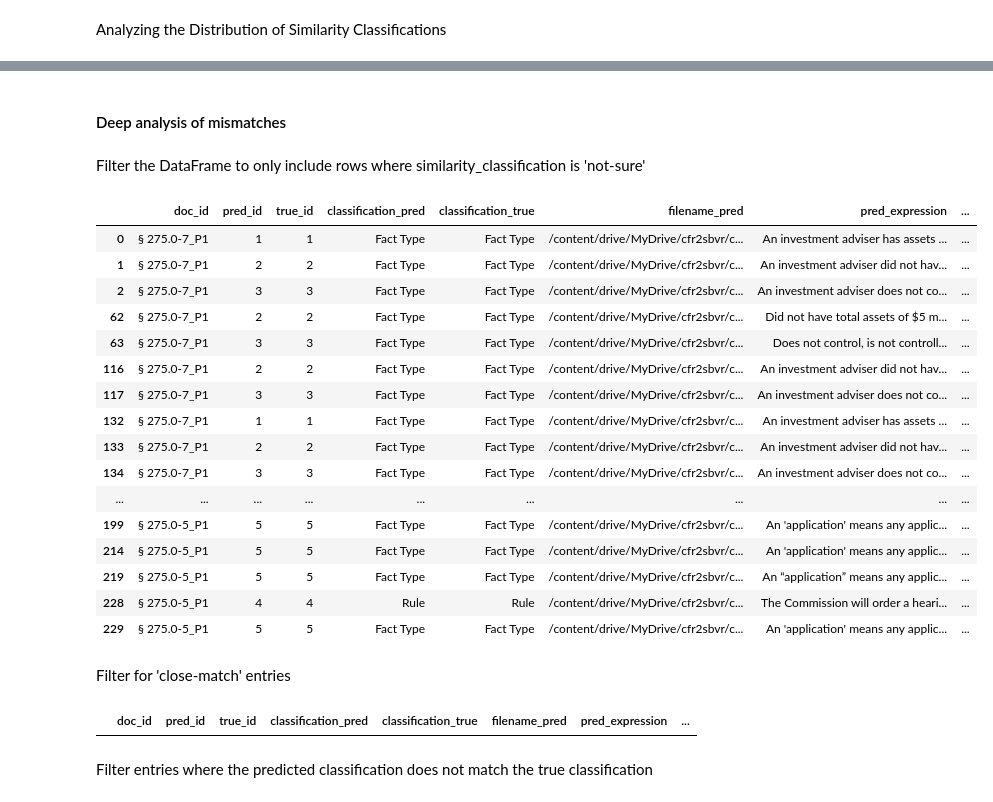
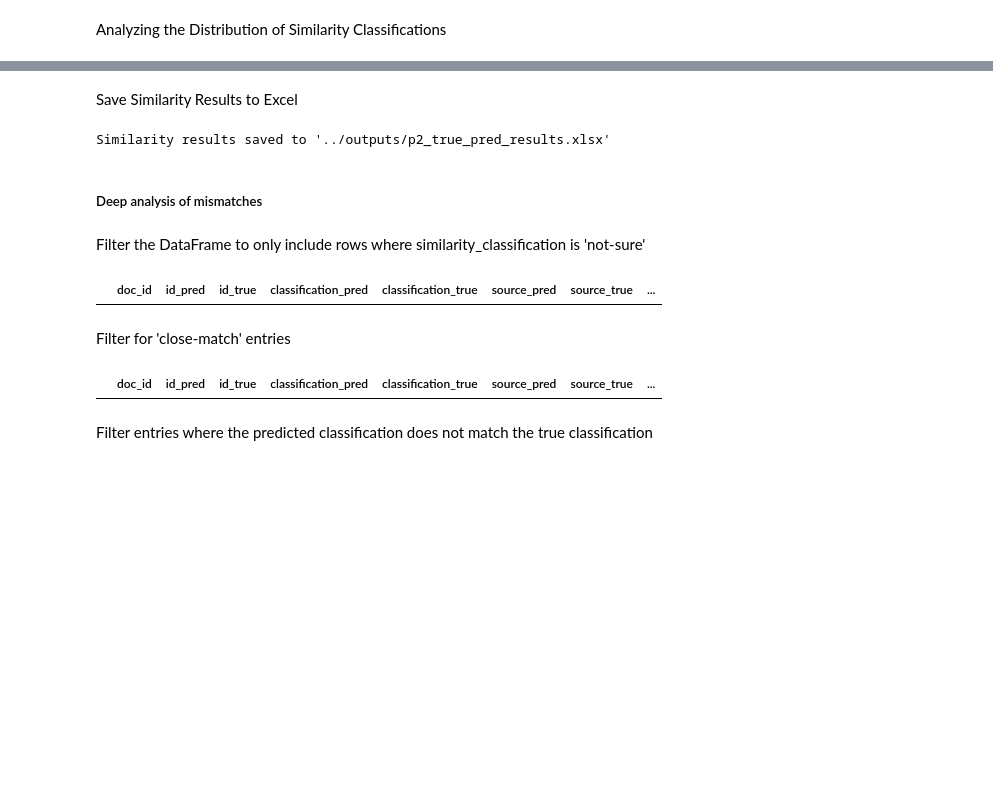
Before and after one commit to asantos2000/dissertacao-santos-anderson-2024, a Jupyter notebook: code/src/chap_7_validation.ipynb, the cells around one changed output, grey strips where cells are left out. Saved outputs shown, nothing was run; the diff lists cells and outputs as text; code cells hidden in the pictures; blank space fills up the shorter version.

Commit message:
add module config. Add validations chap 7

```diff
--- a/code/src/chap_7_validation.ipynb
+++ b/code/src/chap_7_validation.ipynb
@@ -196,15 +629,2 @@ print(len(pred_elements), pred_elements)
 # %% [markdown]
 Create a true list of elements
-# %%
-with open(f'{config["DEFAULT_DATA_DIR"]}/p1_true_table.json', "r") as f:
-    json_data = json.load(f)
-    true_elements = []
-    for elements in json_data.values():
-        #print(elements["id"])
-        for element in elements["content"]["elements"]:
-            true_elements.append(
-                {"doc_id": elements["id"], "id": element["id"], "expression": element["expression"], "classification": element["classification"]}
-            )
-            #print(element["id"], element["expression"])
-
-    print(f"Count: {len(true_elements)}, Elements: {true_elements}")
@@ -212,0 +631,2 @@ Count: 23, Elements: [{'doc_id': '§ 275.0-2_P1', 'id': 1, 'expression': 'A pers
+# %%
+true_elements = read_true_elements(f'{config["DEFAULT_DATA_DIR"]}/p1_true_table.json')
@@ -213,2 +635,4 @@ Count: 23, Elements: [{'doc_id': '§ 275.0-2_P1', 'id': 1, 'expression': 'A pers
+# %%
+similarity_elements_results = check_for_expressions_similarity(true_elements, pred_elements)
 # %% [markdown]
 Create a dataframe of true and pred elements
@@ -236,3 +639,7 @@ styled_df.set_properties(**{'border': '1px solid black'})
+# %%
+df_elements_results = create_df_elements_results(similarity_elements_results)
+# Save the dataframe to an Excel file
+df_elements_results.to_excel(f'{config["DEFAULT_OUTPUT_DIR"]}/p1_true_pred_results.xlsx')
 # %% [markdown]
 Display the First 10 Rows
 # %%
@@ -324,38 +821,31 @@ Name: count, dtype: int64
+# %% [markdown]
+Save Similarity Results to Excel
+# %%
+excel_filename=f'{config["DEFAULT_OUTPUT_DIR"]}/p2_true_pred_results.xlsx'
+df_terms_results.to_excel(excel_filename, index=False)
+
+print(f"Similarity results saved to '{excel_filename}'")
+# %% [output]
+Similarity results saved to '../outputs/p2_true_pred_results.xlsx'
 # %% [markdown]
-#### Deep analysis of mismatches
+##### Deep analysis of mismatches
 # %% [markdown]
 Filter the DataFrame to only include rows where similarity_classification is 'not-sure'
 # %%
-df_not_sure = df_results[df_results['similarity_classification'] == 'not-sure']
+df_not_sure = df_elements_results[df_elements_results['similarity_classification'] == 'not-sure']
 
 df_not_sure
 # %% [output]
-|  | doc_id | pred_id | true_id | classification_pred | classification_true | filename_pred | pred_expression | ... |
-| 0 | § 275.0-7_P1 | 1 | 1 | Fact Type | Fact Type | /content/drive/MyDrive/cfr2sbvr/c... | An investment adviser has assets ... | ... |
-| 1 | § 275.0-7_P1 | 2 | 2 | Fact Type | Fact Type | /content/drive/MyDrive/cfr2sbvr/c... | An investment adviser did not hav... | ... |
-| 2 | § 275.0-7_P1 | 3 | 3 | Fact Type | Fact Type | /content/drive/MyDrive/cfr2sbvr/c... | An investment adviser does not co... | ... |
-| 62 | § 275.0-7_P1 | 2 | 2 | Fact Type | Fact Type | /content/drive/MyDrive/cfr2sbvr/c... | Did not have total assets of $5 m... | ... |
-| 63 | § 275.0-7_P1 | 3 | 3 | Fact Type | Fact Type | /content/drive/MyDrive/cfr2sbvr/c... | Does not control, is not controll... | ... |
-| 116 | § 275.0-7_P1 | 2 | 2 | Fact Type | Fact Type | /content/drive/MyDrive/cfr2sbvr/c... | An investment adviser did not hav... | ... |
-| 117 | § 275.0-7_P1 | 3 | 3 | Fact Type | Fact Type | /content/drive/MyDrive/cfr2sbvr/c... | An investment adviser does not co... | ... |
-| 132 | § 275.0-7_P1 | 1 | 1 | Fact Type | Fact Type | /content/drive/MyDrive/cfr2sbvr/c... | An investment adviser has assets ... | ... |
-| 133 | § 275.0-7_P1 | 2 | 2 | Fact Type | Fact Type | /content/drive/MyDrive/cfr2sbvr/c... | An investment adviser did not hav... | ... |
-| 134 | § 275.0-7_P1 | 3 | 3 | Fact Type | Fact Type | /content/drive/MyDrive/cfr2sbvr/c... | An investment adviser does not co... | ... |
-| ... | ... | ... | ... | ... | ... | ... | ... | ... |
-| 199 | § 275.0-5_P1 | 5 | 5 | Fact Type | Fact Type | /content/drive/MyDrive/cfr2sbvr/c... | An 'application' means any applic... | ... |
-| 214 | § 275.0-5_P1 | 5 | 5 | Fact Type | Fact Type | /content/drive/MyDrive/cfr2sbvr/c... | An 'application' means any applic... | ... |
-| 219 | § 275.0-5_P1 | 5 | 5 | Fact Type | Fact Type | /content/drive/MyDrive/cfr2sbvr/c... | An “application” means any applic... | ... |
-| 228 | § 275.0-5_P1 | 4 | 4 | Rule | Rule | /content/drive/MyDrive/cfr2sbvr/c... | The Commission will order a heari... | ... |
-| 229 | § 275.0-5_P1 | 5 | 5 | Fact Type | Fact Type | /content/drive/MyDrive/cfr2sbvr/c... | An 'application' means any applic... | ... |
+|  | doc_id | id_pred | id_true | classification_pred | classification_true | source_pred | source_true | ... |
 # %% [markdown]
 Filter for 'close-match' entries
 # %%
 
-df_close_match = df_results[df_results['similarity_classification'] == 'close-match']
+df_close_match = df_elements_results[df_elements_results['similarity_classification'] == 'close-match']
 
 df_close_match
 # %% [output]
-|  | doc_id | pred_id | true_id | classification_pred | classification_true | filename_pred | pred_expression | ... |
+|  | doc_id | id_pred | id_true | classification_pred | classification_true | source_pred | source_true | ... |
 # %% [markdown]
 Filter entries where the predicted classification does not match the true classification
 # %%
```
Also changed, not shown: parts of 84 cells of this notebook, 43 other files.
